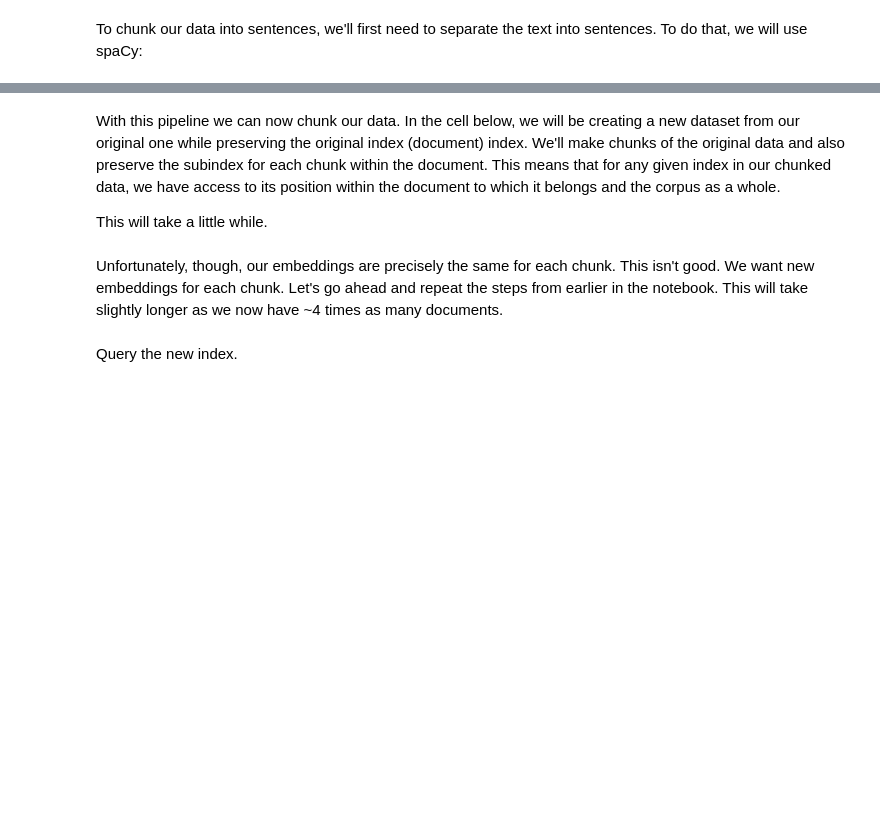
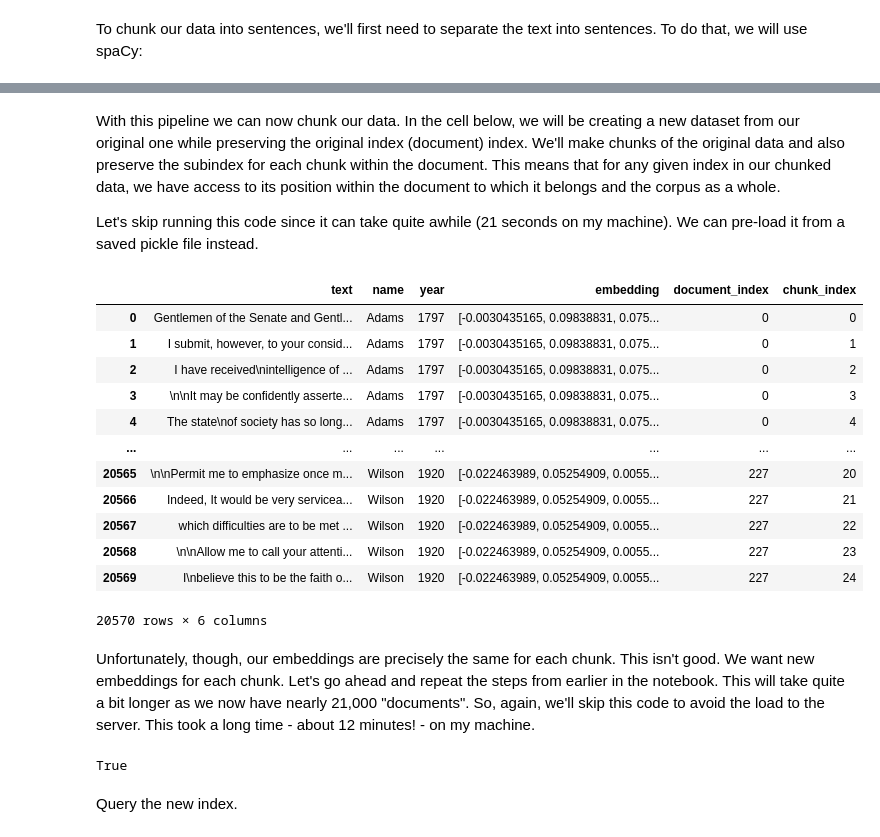
Before and after one commit to chennesy/latis_python_text, a Jupyter notebook: vectors/vectors.ipynb, the cells around one changed output, grey strips where cells are left out. Saved outputs shown, nothing was run; the diff lists cells and outputs as text; code cells hidden in the pictures; blank space fills up the shorter version.

Commit message:
add more pickles

```diff
--- a/vectors/vectors.ipynb
+++ b/vectors/vectors.ipynb
@@ -405,9 +483,4 @@ for speech in sorted(sotu_kaggle):
-# %%
-# convert the dictionary to a df
-df = pd.DataFrame(speeches.items(), columns=['name_year', 'text'])
-df.head()
-# %%
-# split name_date column by delimiter
-df[['name','year']] = df['name_year'].str.split('_',expand=True)
-df = df.drop('name_year', axis=1)
-df.head()
+# %%
+with open('sotu.pkl', 'rb') as f:
+    df = pickle.load(f)
+df.head(10)
@@ -428,3 +513,3 @@ Let's encode the speeches! We can do that with a single line. I like to set show
 # %%
-embeddings = model.encode(list(speeches.values()), show_progress_bar=True)
+#embeddings = model.encode(list(speeches.values()), show_progress_bar=True)
 # %%
@@ -532,7 +662,7 @@ nlp.add_pipe("sentencizer")
 # %% [markdown]
 With this pipeline we can now chunk our data. In the cell below, we will be creating a new dataset from our original one while preserving the original index (document) index. We'll make chunks of the original data and also preserve the subindex for each chunk within the document. This means that for any given index in our chunked data, we have access to its position within the document to which it belongs and the corpus as a whole.
 
-This will take a little while.
+Let's skip running this code since it can take quite awhile (21 seconds on my machine). We can pre-load it from a saved pickle file instead.
 # %%
 # Function to chunk text into groups of 3 sentences
 def chunk_text(text, chunk_size=3):
@@ -573,4 +703,23 @@ chunked_df
+# %%
+with open('chunked_df.pkl', 'rb') as f:
+    chunked_df = pickle.load(f)
+
+chunked_df
+# %% [output]
+|  | text | name | year | embedding | document_index | chunk_index |
+| 0 | Gentlemen of the Senate and Gentl... | Adams | 1797 | [-0.0030435165, 0.09838831, 0.075... | 0 | 0 |
+| 1 | I submit, however, to your consid... | Adams | 1797 | [-0.0030435165, 0.09838831, 0.075... | 0 | 1 |
+| 2 | I have received\nintelligence of ... | Adams | 1797 | [-0.0030435165, 0.09838831, 0.075... | 0 | 2 |
+| 3 | \n\nIt may be confidently asserte... | Adams | 1797 | [-0.0030435165, 0.09838831, 0.075... | 0 | 3 |
+| 4 | The state\nof society has so long... | Adams | 1797 | [-0.0030435165, 0.09838831, 0.075... | 0 | 4 |
+| ... | ... | ... | ... | ... | ... | ... |
+| 20565 | \n\nPermit me to emphasize once m... | Wilson | 1920 | [-0.022463989, 0.05254909, 0.0055... | 227 | 20 |
+| 20566 | Indeed, It would be very servicea... | Wilson | 1920 | [-0.022463989, 0.05254909, 0.0055... | 227 | 21 |
+| 20567 | which difficulties are to be met ... | Wilson | 1920 | [-0.022463989, 0.05254909, 0.0055... | 227 | 22 |
+| 20568 | \n\nAllow me to call your attenti... | Wilson | 1920 | [-0.022463989, 0.05254909, 0.0055... | 227 | 23 |
+| 20569 | I\nbelieve this to be the faith o... | Wilson | 1920 | [-0.022463989, 0.05254909, 0.0055... | 227 | 24 |
+20570 rows × 6 columns
 # %% [markdown]
-Unfortunately, though, our embeddings are precisely the same for each chunk. This isn't good. We want new embeddings for each chunk. Let's go ahead and repeat the steps from earlier in the notebook. This will take slightly longer as we now have ~4 times as many documents.
+Unfortunately, though, our embeddings are precisely the same for each chunk. This isn't good. We want new embeddings for each chunk. Let's go ahead and repeat the steps from earlier in the notebook. This will take quite a bit longer as we now have nearly 21,000 "documents". So, again, we'll skip this code to avoid the load to the server. This took a long time - about 12 minutes! - on my machine.
 # %%
 # Vectorize the chunks
@@ -592,6 +739,8 @@ annoy_index = AnnoyIndex(vector_dim, 'angular')
 for i, embedding in enumerate(embeddings):
     annoy_index.add_item(i, embedding)
 annoy_index.build(10)
+# %% [output]
+True
 # %% [markdown]
 Query the new index.
 # %%
```
Also changed, not shown: parts of 30 cells of this notebook, 2 other files.
